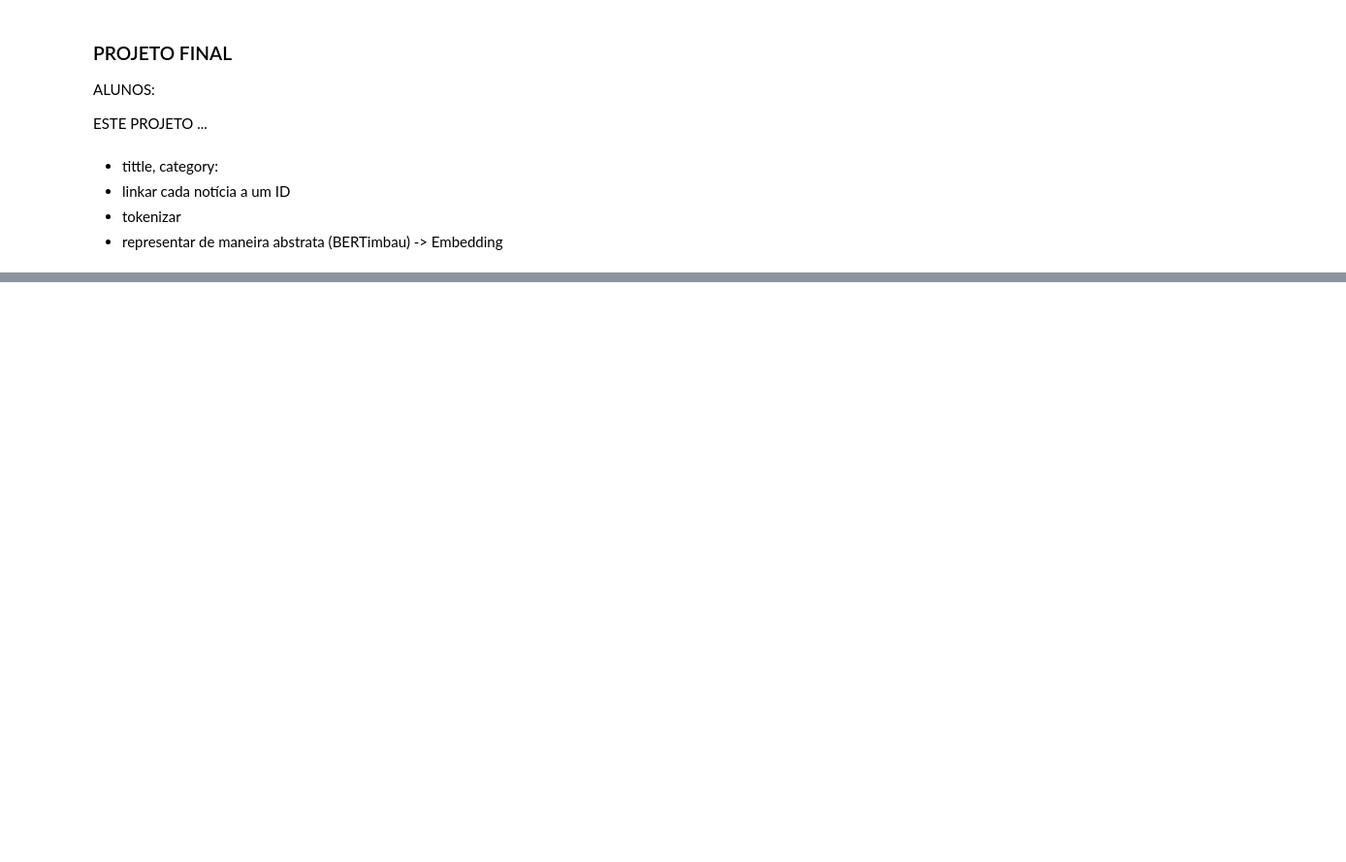
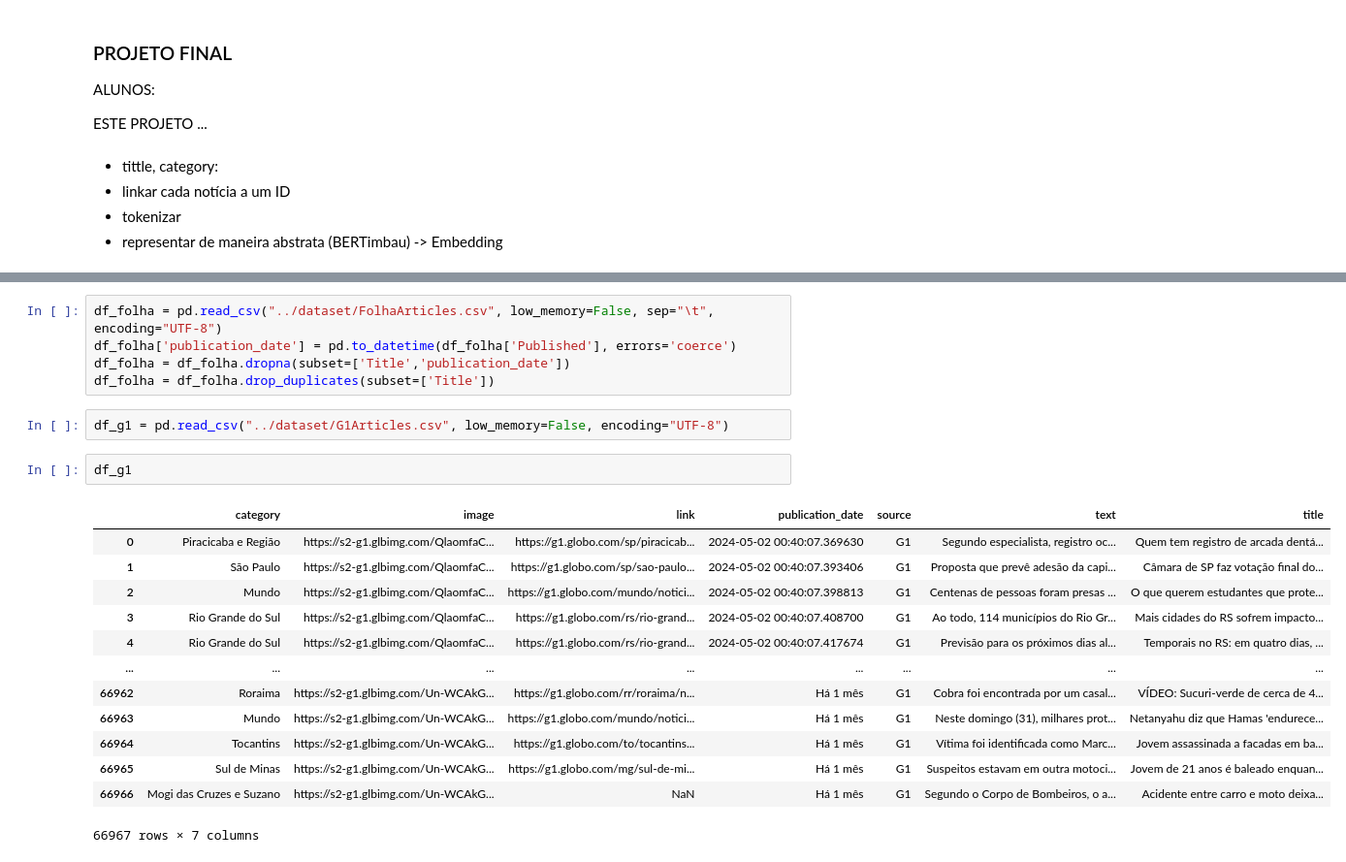
Before and after one commit to caiochacon/agregador-de-noticias, a Jupyter notebook: notebooks/recommendation_system.ipynb, the cells around one changed output, grey strips where cells are left out. Shown: that part at 97% size. Cells and saved outputs as stored; diff of their text form; blank space fills up the shorter version.

```diff
--- a/notebooks/recommendation_system.ipynb
+++ b/notebooks/recommendation_system.ipynb
@@ -37,0 +33,23 @@ df_folha.drop(columns=["subcategory"])
+# %%
+df_folha = pd.read_csv("../dataset/FolhaArticles.csv", low_memory=False, sep="\t", encoding="UTF-8")
+df_folha['publication_date'] = pd.to_datetime(df_folha['Published'], errors='coerce')
+df_folha = df_folha.dropna(subset=['Title','publication_date'])
+df_folha = df_folha.drop_duplicates(subset=['Title'])
+# %%
+df_g1 = pd.read_csv("../dataset/G1Articles.csv", low_memory=False, encoding="UTF-8")
+# %%
+df_g1
+# %% [output]
+|  | category | image | link | publication_date | source | text | title |
+| 0 | Piracicaba e Região | https://s2-g1.glbimg.com/QlaomfaC... | https://g1.globo.com/sp/piracicab... | 2024-05-02 00:40:07.369630 | G1 | Segundo especialista, registro oc... | Quem tem registro de arcada dentá... |
+| 1 | São Paulo | https://s2-g1.glbimg.com/QlaomfaC... | https://g1.globo.com/sp/sao-paulo... | 2024-05-02 00:40:07.393406 | G1 | Proposta que prevê adesão da capi... | Câmara de SP faz votação final do... |
+| 2 | Mundo | https://s2-g1.glbimg.com/QlaomfaC... | https://g1.globo.com/mundo/notici... | 2024-05-02 00:40:07.398813 | G1 | Centenas de pessoas foram presas ... | O que querem estudantes que prote... |
+| 3 | Rio Grande do Sul | https://s2-g1.glbimg.com/QlaomfaC... | https://g1.globo.com/rs/rio-grand... | 2024-05-02 00:40:07.408700 | G1 | Ao todo, 114 municípios do Rio Gr... | Mais cidades do RS sofrem impacto... |
+| 4 | Rio Grande do Sul | https://s2-g1.glbimg.com/QlaomfaC... | https://g1.globo.com/rs/rio-grand... | 2024-05-02 00:40:07.417674 | G1 | Previsão para os próximos dias al... | Temporais no RS: em quatro dias, ... |
+| ... | ... | ... | ... | ... | ... | ... | ... |
+| 66962 | Roraima | https://s2-g1.glbimg.com/Un-WCAkG... | https://g1.globo.com/rr/roraima/n... | Há 1 mês | G1 | Cobra foi encontrada por um casal... | VÍDEO: Sucuri-verde de cerca de 4... |
+| 66963 | Mundo | https://s2-g1.glbimg.com/Un-WCAkG... | https://g1.globo.com/mundo/notici... | Há 1 mês | G1 | Neste domingo (31), milhares prot... | Netanyahu diz que Hamas 'endurece... |
+| 66964 | Tocantins | https://s2-g1.glbimg.com/Un-WCAkG... | https://g1.globo.com/to/tocantins... | Há 1 mês | G1 | Vítima foi identificada como Marc... | Jovem assassinada a facadas em ba... |
+| 66965 | Sul de Minas | https://s2-g1.glbimg.com/Un-WCAkG... | https://g1.globo.com/mg/sul-de-mi... | Há 1 mês | G1 | Suspeitos estavam em outra motoci... | Jovem de 21 anos é baleado enquan... |
+| 66966 | Mogi das Cruzes e Suzano | https://s2-g1.glbimg.com/Un-WCAkG... | NaN | Há 1 mês | G1 | Segundo o Corpo de Bombeiros, o a... | Acidente entre carro e moto deixa... |
+66967 rows × 7 columns
```
Also changed, not shown: parts of 24 cells of this notebook, 3 other files.
